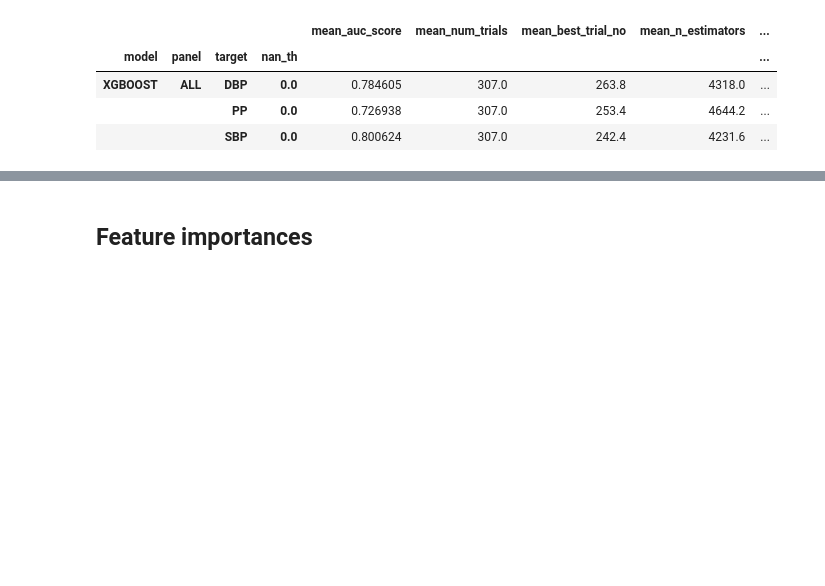
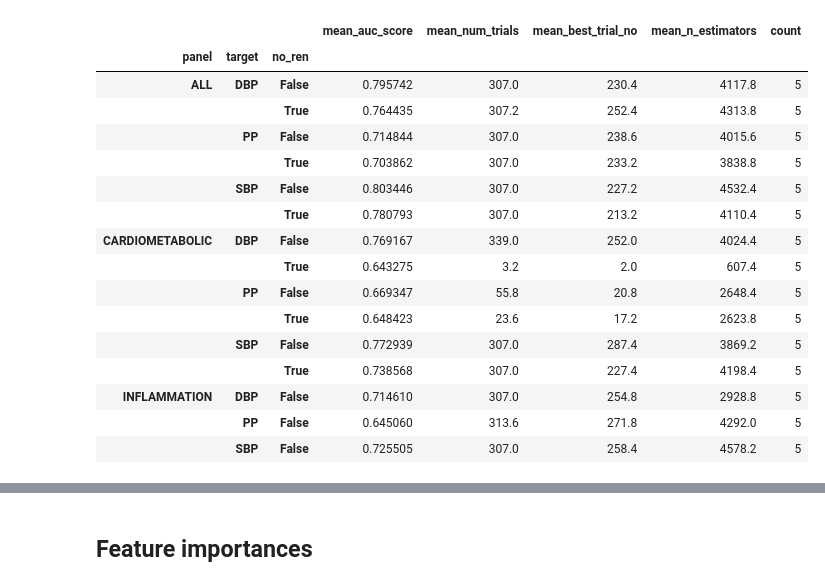
Before and after one commit to ipolharvard/biobank_olink, a Jupyter notebook: notebooks/exp_two_extremes.ipynb, the cells around one changed output, grey strips where cells are left out. Saved outputs shown, nothing was run; the diff lists cells and outputs as text; code cells hidden in the pictures; blank space fills up the shorter version.

```diff
--- a/notebooks/exp_two_extremes.ipynb
+++ b/notebooks/exp_two_extremes.ipynb
@@ -24,14 +18,30 @@ results_base = results.loc[
-# %%
-results_xgb = results_base.loc[results_base.model == "XGBOOST"]
-results_xgb.loc[:, "feat_importance"] = results_xgb.feat_importance.apply(
-    lambda x: x[0] if isinstance(x, list) else x)
-agg_values = {f"mean_{v}": (v, "mean") for v in
-              ["auc_score", "num_trials", "best_trial_no", "n_estimators"]}
-results_xgb.groupby(["model", "panel", "target", "nan_th"]).agg(**agg_values,
-                                                                count=("model", 'size'))
-# %% [output]
-|  |  |  |  | mean_auc_score | mean_num_trials | mean_best_trial_no | mean_n_estimators | ... |
-| model | panel | target | nan_th |  |  |  |  | ... |
-| XGBOOST | ALL | DBP | 0.0 | 0.784605 | 307.0 | 263.8 | 4318.0 | ... |
-|  |  | PP | 0.0 | 0.726938 | 307.0 | 253.4 | 4644.2 | ... |
-|  |  | SBP | 0.0 | 0.800624 | 307.0 | 242.4 | 4231.6 | ... |
+# %%
+results = [json.load(p.open()) for p in (PROJECT_ROOT / "results").iterdir()
+           if p.name.startswith("two_extremes")]
+results = pd.DataFrame(chain.from_iterable(results))
+
+targets = results.target.unique()
+panels = results.panel.unique()
+
+agg_values = {f"mean_{v}": (v, "mean") for v in
+              ["auc_score", "num_trials", "best_trial_no", "n_estimators"]}
+results.groupby(["panel", "target", "no_ren"], dropna=False).agg(**agg_values,
+                                                                 count=("model", 'size'))
+# %% [output]
+|  |  |  | mean_auc_score | mean_num_trials | mean_best_trial_no | mean_n_estimators | count |
+| panel | target | no_ren |  |  |  |  |  |
+| ALL | DBP | False | 0.795742 | 307.0 | 230.4 | 4117.8 | 5 |
+|  |  | True | 0.764435 | 307.2 | 252.4 | 4313.8 | 5 |
+|  | PP | False | 0.714844 | 307.0 | 238.6 | 4015.6 | 5 |
+|  |  | True | 0.703862 | 307.0 | 233.2 | 3838.8 | 5 |
+|  | SBP | False | 0.803446 | 307.0 | 227.2 | 4532.4 | 5 |
+|  |  | True | 0.780793 | 307.0 | 213.2 | 4110.4 | 5 |
+| CARDIOMETABOLIC | DBP | False | 0.769167 | 339.0 | 252.0 | 4024.4 | 5 |
+|  |  | True | 0.643275 | 3.2 | 2.0 | 607.4 | 5 |
+|  | PP | False | 0.669347 | 55.8 | 20.8 | 2648.4 | 5 |
+|  |  | True | 0.648423 | 23.6 | 17.2 | 2623.8 | 5 |
+|  | SBP | False | 0.772939 | 307.0 | 287.4 | 3869.2 | 5 |
+|  |  | True | 0.738568 | 307.0 | 227.4 | 4198.4 | 5 |
+| INFLAMMATION | DBP | False | 0.714610 | 307.0 | 254.8 | 2928.8 | 5 |
+|  | PP | False | 0.645060 | 313.6 | 271.8 | 4292.0 | 5 |
+|  | SBP | False | 0.725505 | 307.0 | 258.4 | 4578.2 | 5 |
```
Also changed, not shown: parts of 4 cells of this notebook, 1 other file.
